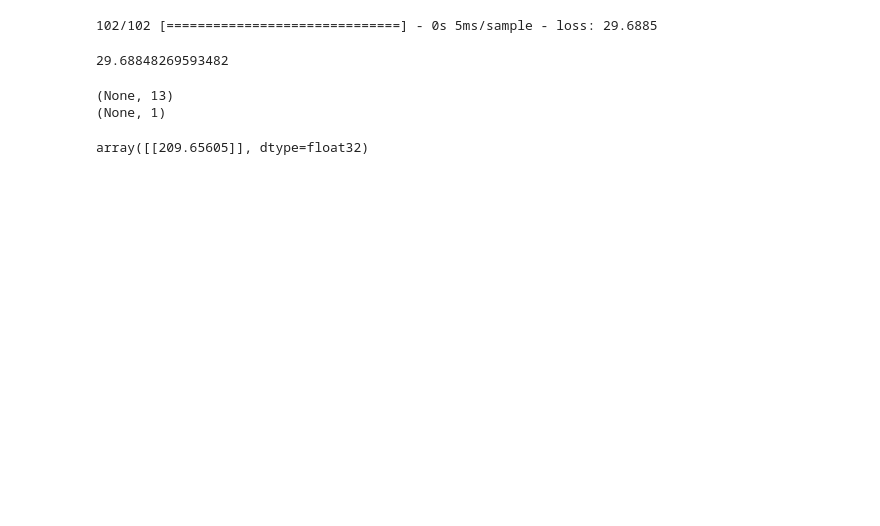
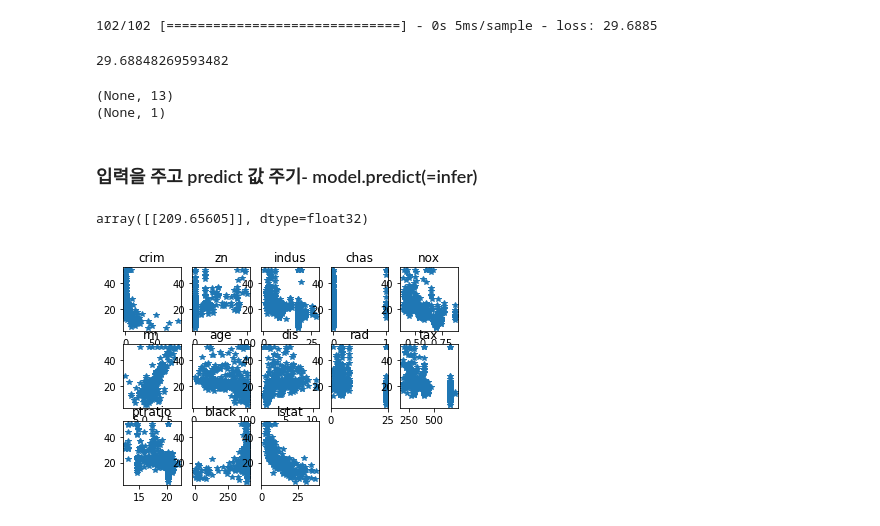
Before and after one commit to DayeongGim/class2019spring, a Jupyter notebook: boston_housing2.ipynb, the cells around one changed output. Cells and saved outputs as stored; diff of their text form; code cells hidden in the pictures; blank space fills up the shorter version.

```diff
--- a/boston_housing2.ipynb
+++ b/boston_housing2.ipynb
@@ -17,6 +44,7 @@ import matplotlib.pyplot as plt
 # %%
 model = Sequential()
-model.add(Dense(1, input_shape=[13]))
+model.add(Dense(10, input_shape=[13], activation='relu'))
+model.add(Dense(1))
 model.compile(optimizer='rmsprop', loss='mse')
 model.summary()
 # %% [output]
@@ -71,6 +95,8 @@ print(model.output_shape)
 # %% [output]
 (None, 13)
 (None, 1)
+# %% [markdown]
+### 입력을 주고 predict 값 주기- model.predict(=infer)
 # %%
 # INPUT::
 # 1. crim: per capita crime rate by town.
@@ -93,3 +119,12 @@ print(model.output_shape)
 model.predict(np.array([10, 1, 50, 1, 2, 10, .5, 10, 1000, 100, 10, 100, 1]).reshape(1,13))
 # %% [output]
 array([[209.65605]], dtype=float32)
+# %%
+boston_housing=['crim', 'zn', 'indus', 'chas', 'nox', 'rm', 'age', 'dis', 'rad', 'tax', 'ptratio', 'black', 'lstat']
+for i in range(13):
+        plt.subplot(3,5, i+1)
+        plt.plot(x_train[:,i], y_train, '*')
+        plt.title(boston_housing[i])
+plt.show()
+# %% [output]
+[figure, added]
```
Also changed, not shown: parts of 7 cells of this notebook.
